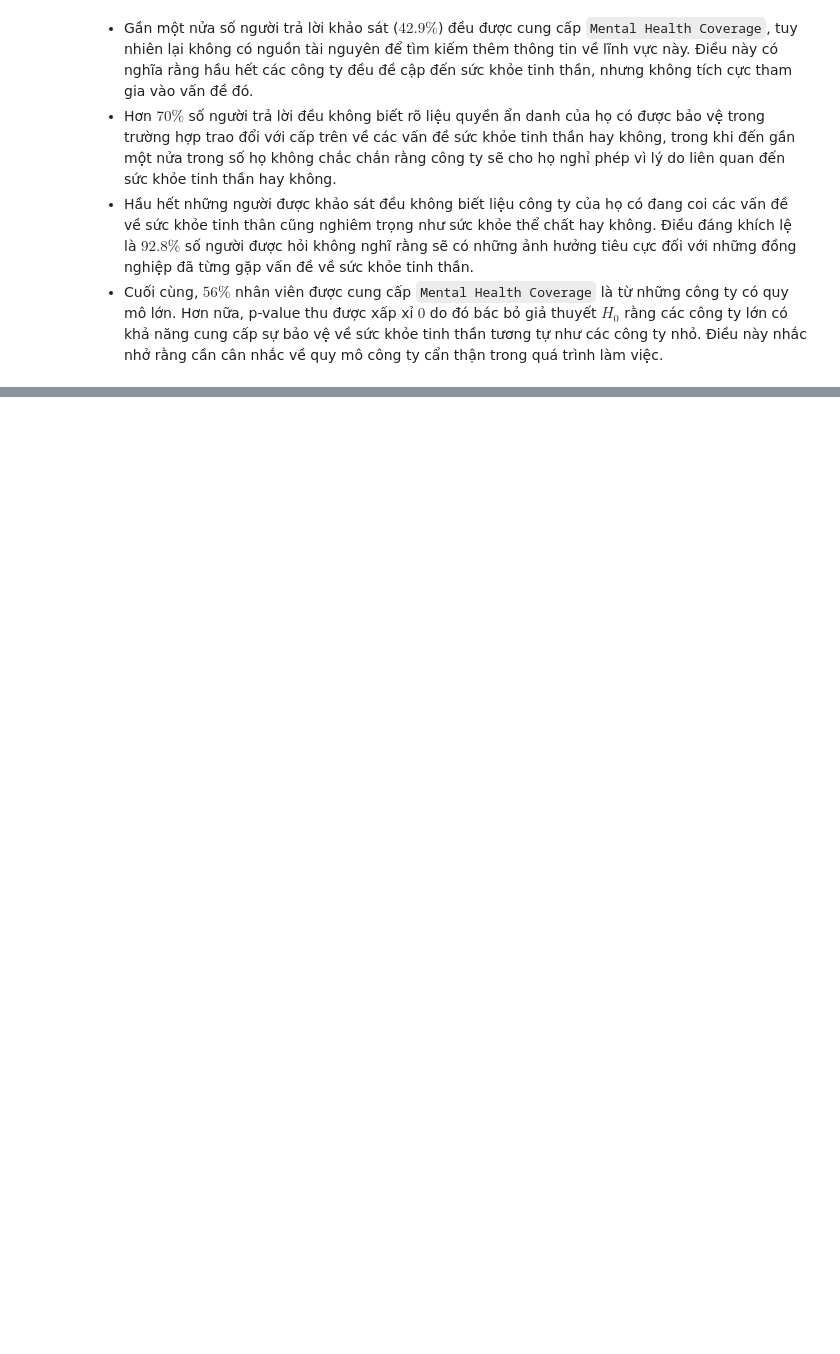
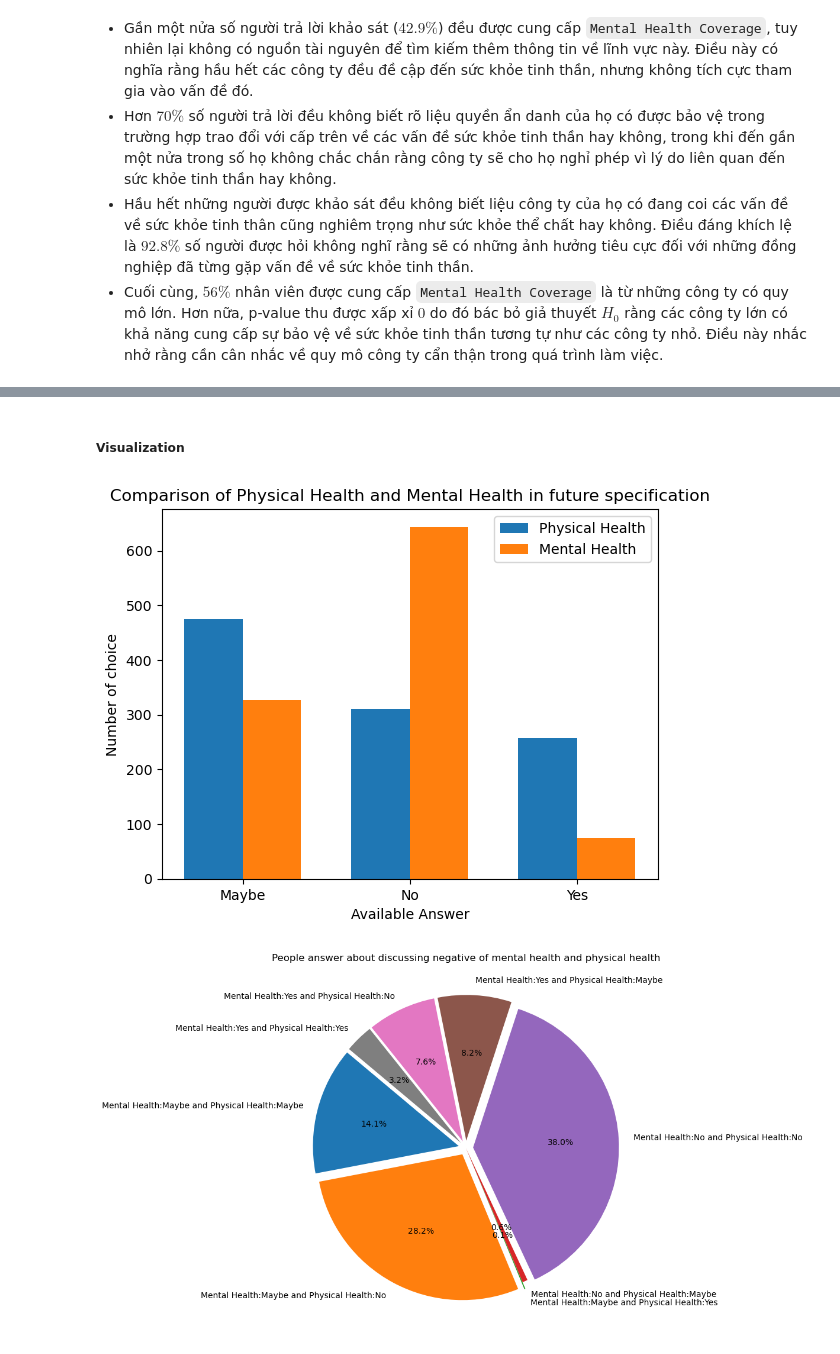
Before and after one commit to iam-Dylan/pfds-final-project, a Jupyter notebook: 4-analyzing.ipynb, the cells around one changed output, grey strips where cells are left out. Saved outputs shown, nothing was run; the diff lists cells and outputs as text; code cells hidden in the pictures; blank space fills up the shorter version.

```diff
--- a/4-analyzing.ipynb
+++ b/4-analyzing.ipynb
@@ -149,0 +166,9 @@ Mental health coverage with respect to Company's size:  2.0544336517732835e-08
+# %%
+future_mh_df = df[['future_mh_specification']]
+future_mh_df = future_mh_df['future_mh_specification'].value_counts().reset_index()
+
+future_ph_df = df[['future_ph_specification']]
+future_ph_df = future_ph_df['future_ph_specification'].value_counts().reset_index()
+
+future_df = pd.merge(future_ph_df, future_mh_df, on='index', how='inner')
+future_df
@@ -149,0 +180,5 @@ Mental health coverage with respect to Company's size:  2.0544336517732835e-08
+# %%
+negative_df = df[['mh_discussion_neg_impact', 'ph_discussion_neg_impact']]
+duplicates_df = negative_df[negative_df.duplicated(subset=['mh_discussion_neg_impact', 'ph_discussion_neg_impact'], keep='first')]
+combined_count = duplicates_df.groupby(['mh_discussion_neg_impact', 'ph_discussion_neg_impact']).size().reset_index(name='count')
+combined_count
@@ -149,0 +195,27 @@ Mental health coverage with respect to Company's size:  2.0544336517732835e-08
+# %% [markdown]
+##### **Visualization**
+# %%
+fig, ax = plt.subplots()
+
+bar_width = 0.35
+bar_positions1 = range(len(future_df['index']))
+bar_positions2 = [pos + bar_width for pos in bar_positions1]
+ax.bar(bar_positions1, future_df['future_ph_specification'], width=bar_width, label='Physical Health')
+ax.bar(bar_positions2, future_df['future_mh_specification'], width=bar_width, label='Mental Health')
+ax.set_xlabel('Available Answer')
+ax.set_ylabel('Number of choice')
+ax.set_title('Comparison of Physical Health and Mental Health in future specification')
+ax.set_xticks([pos + bar_width / 2 for pos in bar_positions1])
+ax.set_xticklabels(future_df['index'])
+ax.legend()
+
+labels = combined_count.apply(lambda x: f"Mental Health:{x['mh_discussion_neg_impact']} and Physical Health:{x['ph_discussion_neg_impact']}", axis=1)
+sizes = combined_count['count']
+plt.figure(figsize=(8, 8))
+plt.pie(sizes,explode=(0.05, 0.05, 0.05, 0, 0.05, 0.05, 0.05, 0.05), labels=labels, autopct='%1.1f%%', startangle=140)
+plt.title('People answer about discussing negative of mental health and physical health')
+
+plt.show()
+# %% [output]
+[figure, added]
+[figure, added]
```
Also changed, not shown: parts of 79 cells of this notebook, 6 other files.
